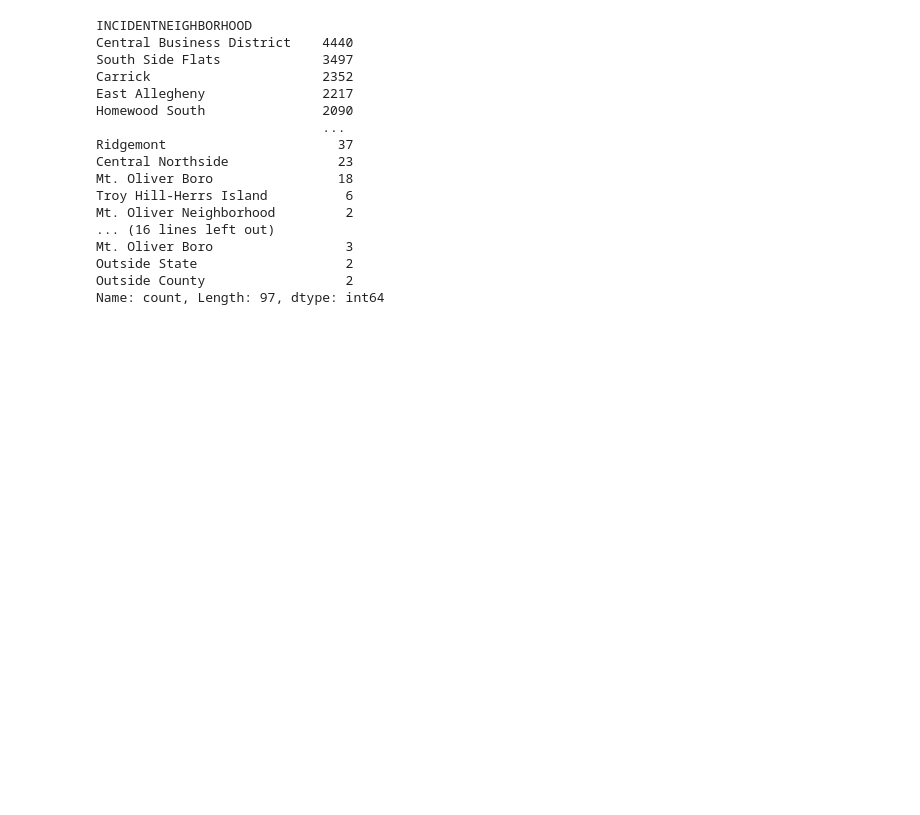
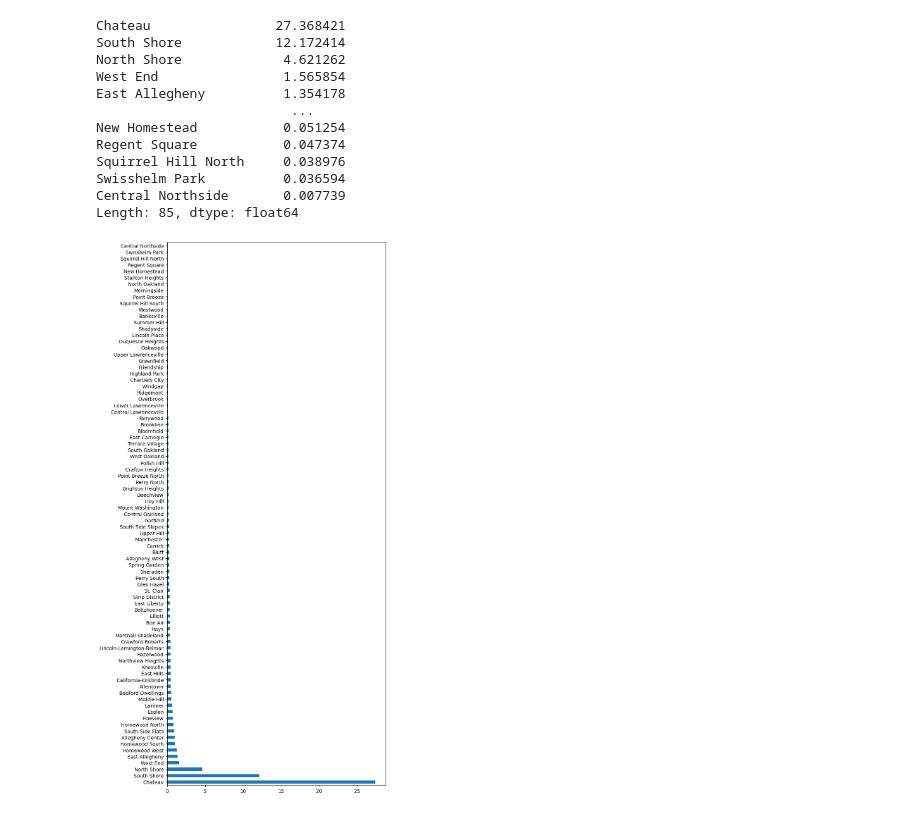
Before and after one commit to JustFinn76/The-best-neighborhood-Final-Project, a Jupyter notebook: Finn Snyder/Analysis.ipynb, the cells around one changed output. Cells and saved outputs as stored; diff of their text form; code cells hidden in the pictures; blank space fills up the shorter version.

Commit message:
graph for data analysis

```diff
--- a/Finn Snyder/Analysis.ipynb
+++ b/Finn Snyder/Analysis.ipynb
@@ -1,30 +1,35 @@
 # %%
 import pandas as pd
+import matplotlib.pyplot as plt
 
 arrests_path = r"Data/arrests.csv"
 citations_path = r"Data/citations.csv"
+population_path = r"Data/populations.csv"
 
 arrests = pd.read_csv(arrests_path)
-print(arrests['INCIDENTNEIGHBORHOOD'].value_counts())
-print("\n\n\n\n\n")
+citations = pd.read_csv(citations_path)
+populations = pd.read_csv(population_path)
 
-citations = pd.read_csv(citations_path)
-print(citations['NEIGHBORHOOD'].value_counts())
+counts = (arrests['INCIDENTNEIGHBORHOOD'].value_counts()
+          .add(citations['NEIGHBORHOOD'].value_counts(), fill_value=0))
+pop = populations.set_index('Neighborhood')['2020_Total_Population']
+per_capita = (counts / pop).dropna().sort_values(ascending=False)
+
+print(per_capita)
+
+per_capita.plot(kind='barh', figsize=(8, 20))
+plt.show()
 # %% [output]
-INCIDENTNEIGHBORHOOD
-Central Business District    4440
-South Side Flats             3497
-Carrick                      2352
-East Allegheny               2217
-Homewood South               2090
-                             ...
-Ridgemont                      37
-Central Northside              23
-Mt. Oliver Boro                18
-Troy Hill-Herrs Island          6
-Mt. Oliver Neighborhood         2
-... (16 lines left out)
-Mt. Oliver Boro                 3
-Outside State                   2
-Outside County                  2
-Name: count, Length: 97, dtype: int64
+Chateau                27.368421
+South Shore            12.172414
+North Shore             4.621262
+West End                1.565854
+East Allegheny          1.354178
+                         ...
+New Homestead           0.051254
+Regent Square           0.047374
+Squirrel Hill North     0.038976
+Swisshelm Park          0.036594
+Central Northside       0.007739
+Length: 85, dtype: float64
+[figure, added]
```
Also changed, not shown: 1 other file.
